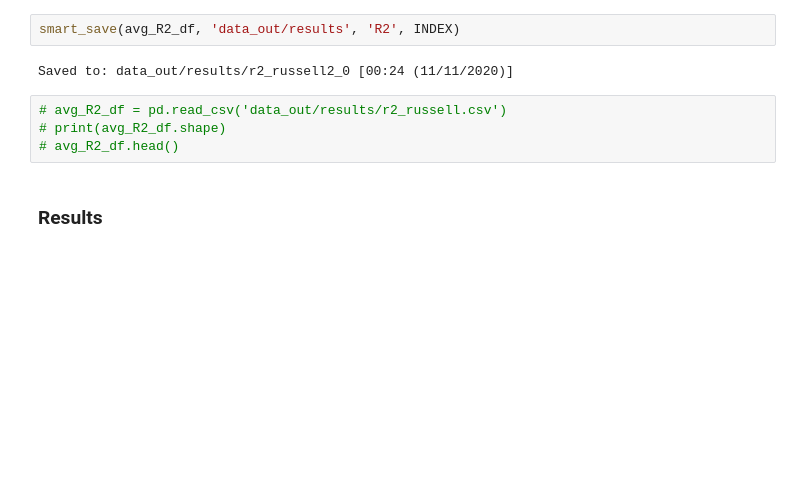
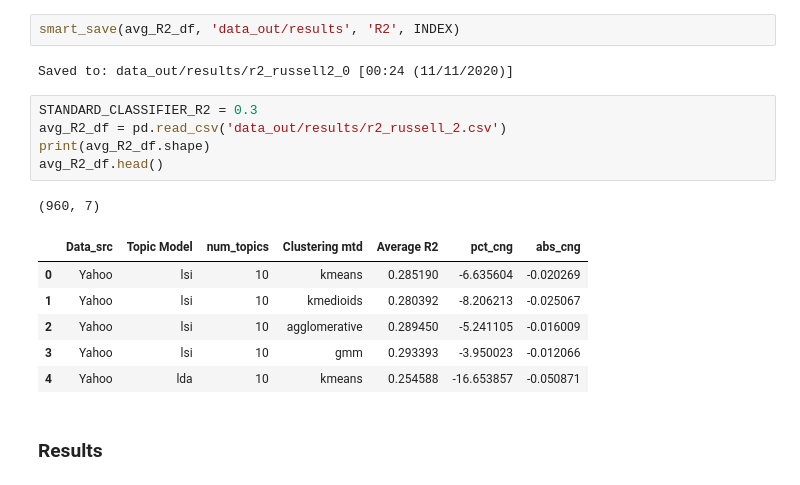
Before and after one commit to Sivalavida/Text-based-Industry-Classification, a Jupyter notebook: Text-based Industry Classification.ipynb, the cells around one changed output. Saved outputs shown, nothing was run; the diff lists cells and outputs as text; blank space fills up the shorter version.

```diff
--- a/Text-based Industry Classification.ipynb
+++ b/Text-based Industry Classification.ipynb
@@ -2061,9 +2062,18 @@ smart_save(avg_R2_df, 'data_out/results', 'R2', INDEX)
 # %% [output]
 Saved to: data_out/results/r2_russell2_0 [00:24 (11/11/2020)]
 # %%
-# avg_R2_df = pd.read_csv('data_out/results/r2_russell.csv')
-# print(avg_R2_df.shape)
-# avg_R2_df.head()
+STANDARD_CLASSIFIER_R2 = 0.3
+avg_R2_df = pd.read_csv('data_out/results/r2_russell_2.csv')
+print(avg_R2_df.shape)
+avg_R2_df.head()
+# %% [output]
+(960, 7)
+|  | Data_src | Topic Model | num_topics | Clustering mtd | Average R2 | pct_cng | abs_cng |
+| 0 | Yahoo | lsi | 10 | kmeans | 0.285190 | -6.635604 | -0.020269 |
+| 1 | Yahoo | lsi | 10 | kmedioids | 0.280392 | -8.206213 | -0.025067 |
+| 2 | Yahoo | lsi | 10 | agglomerative | 0.289450 | -5.241105 | -0.016009 |
+| 3 | Yahoo | lsi | 10 | gmm | 0.293393 | -3.950023 | -0.012066 |
+| 4 | Yahoo | lda | 10 | kmeans | 0.254588 | -16.653857 | -0.050871 |
 # %% [markdown]
 ### Results
 # %% [markdown]
```
Also changed, not shown: parts of 3 cells of this notebook, 2 other files.
